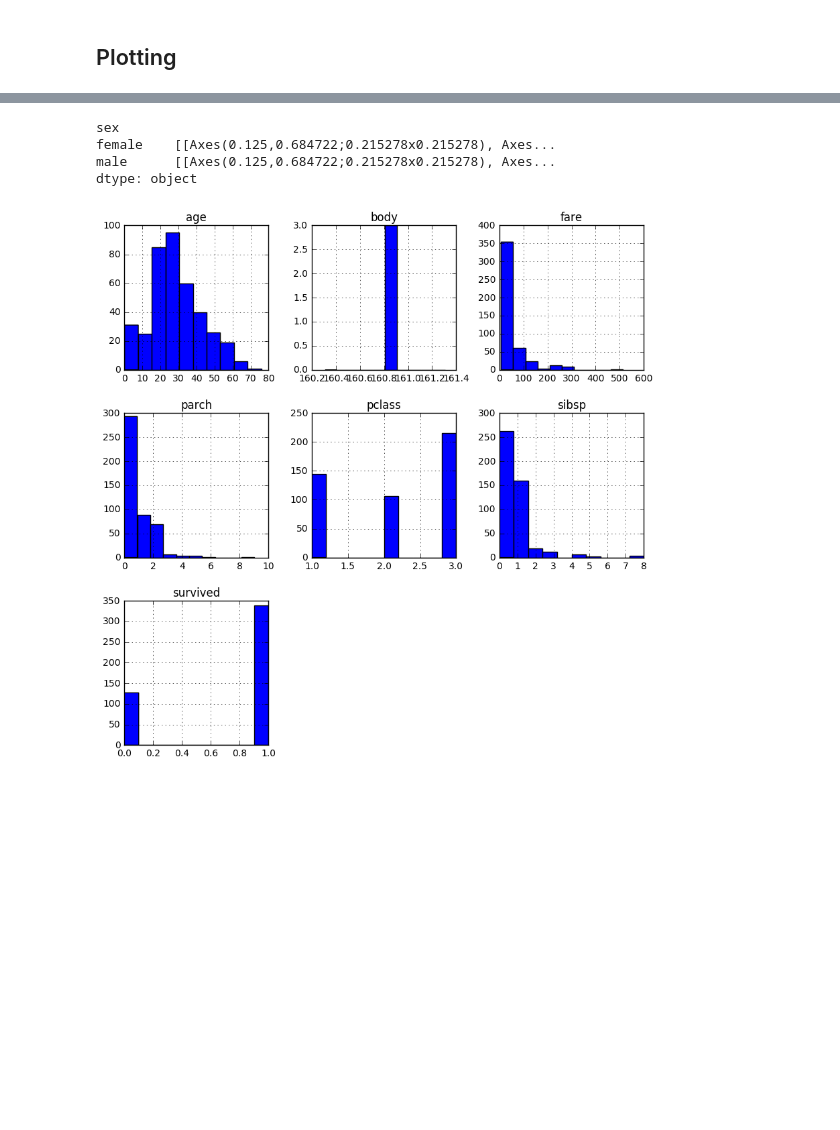
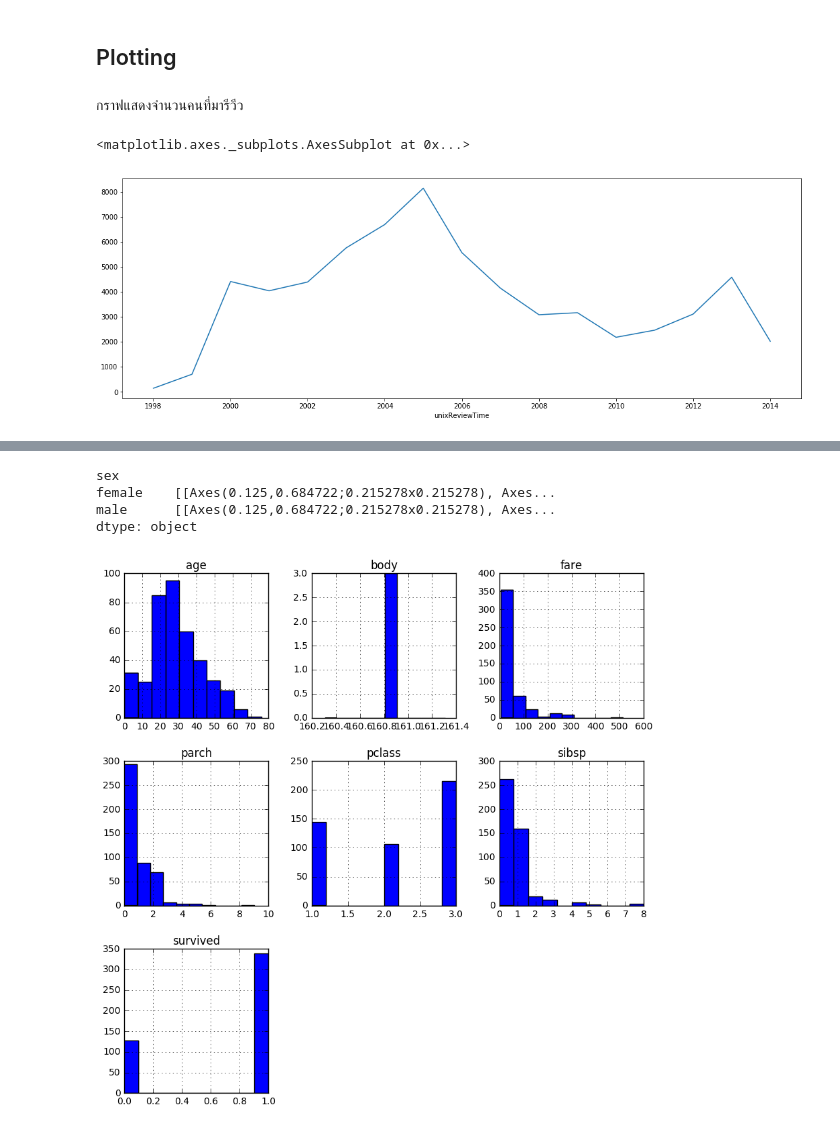
Before and after one commit to zkan/python-for-data-scientists, a Jupyter notebook: 04-exploratory-data-visualization/01-plotting-with-matplotlib-pandas-and-seaborn.ipynb, the cells around one changed output, grey strips where cells are left out. Drawn from its saved outputs; the diff is of its cells as text; code cells hidden in the pictures; blank space fills up the shorter version.

```diff
--- a/04-exploratory-data-visualization/01-plotting-with-matplotlib-pandas-and-seaborn.ipynb
+++ b/04-exploratory-data-visualization/01-plotting-with-matplotlib-pandas-and-seaborn.ipynb
@@ -16,2 +11,20 @@ adult.to_csv('adult.csv')
 # %% [markdown]
 ## Plotting
+# %%
+%matplotlib inline
+
+import gzip
+music_review_lines = gzip.open('data/reviews_Digital_Music_5.json.gz', 'rt').readlines()
+
+import json
+df = pd.DataFrame(list(map(json.loads, music_review_lines)))
+# %%
+df['unixReviewTime'] = pd.to_datetime(df['unixReviewTime'], unit='s')
+df['quarter'] = df.unixReviewTime.dt.quarter
+# %% [markdown]
+กราฟแสดงจำนวนคนที่มารีวีว
+# %%
+df.groupby(df.unixReviewTime.dt.year)['reviewerID'].count().plot(figsize=(18, 6))
+# %% [output]
+<matplotlib.axes._subplots.AxesSubplot at 0x...>
+[figure, added]
```
Also changed, not shown: parts of 11 cells of this notebook, 9 other files.
